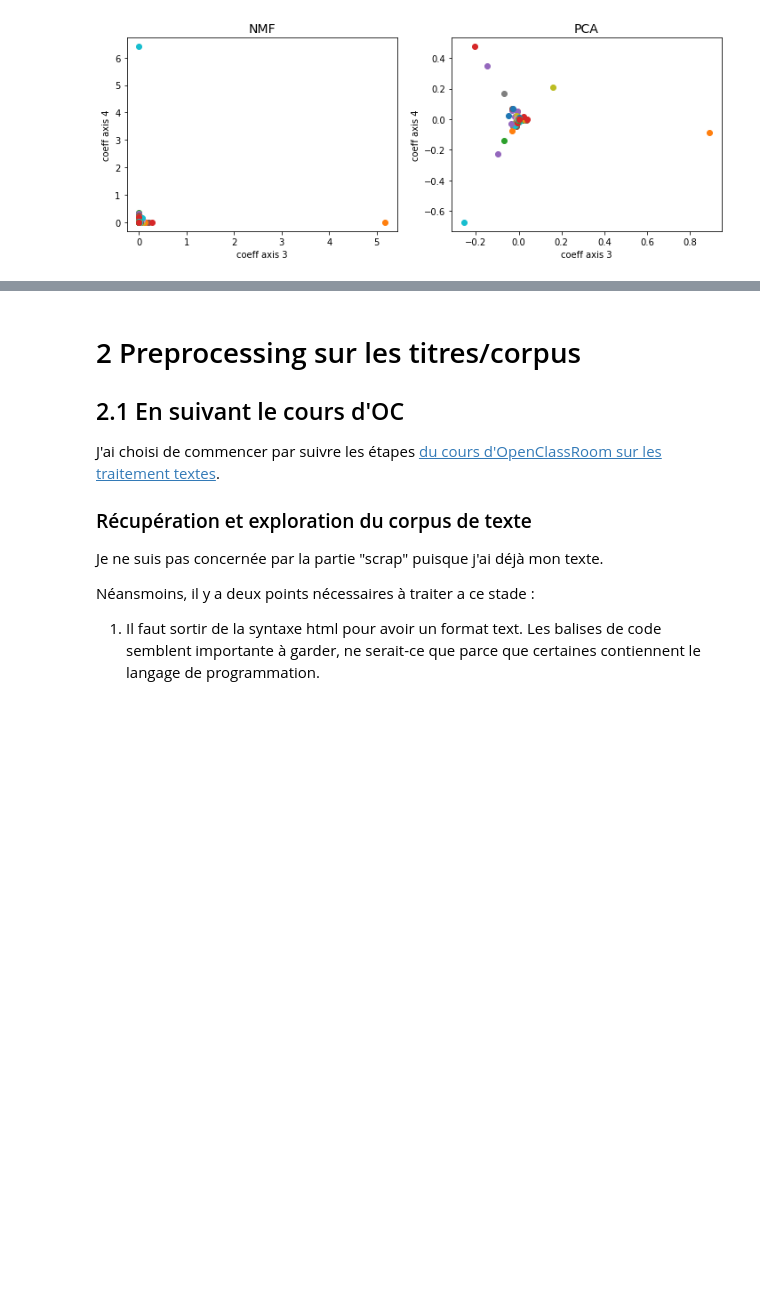
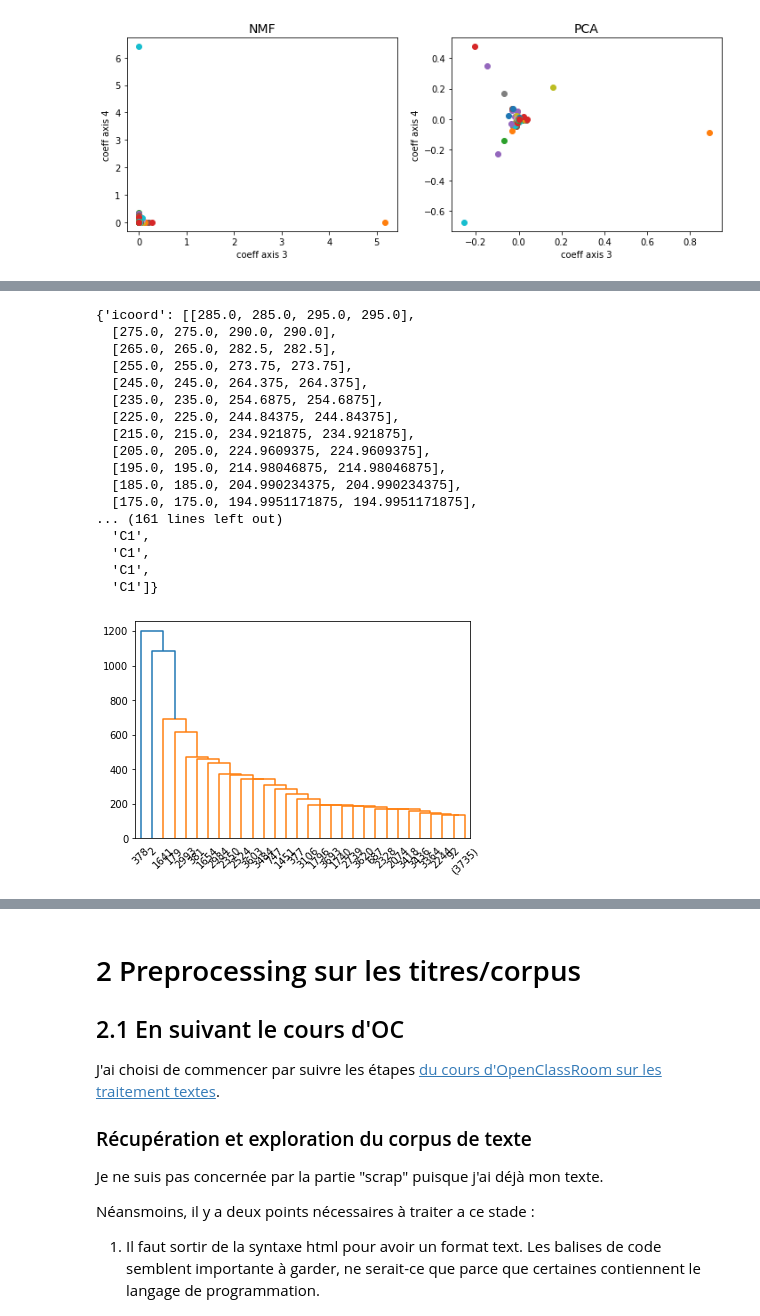
Before and after one commit to ClaireGayral/formation_openclassroom, a Jupyter notebook: P5_gayral_claire/P5_01_notebookexploration.ipynb, the cells around one changed output, grey strips where cells are left out. Saved outputs shown, nothing was run; the diff lists cells and outputs as text; code cells hidden in the pictures; blank space fills up the shorter version.

Commit message:
reprise des tags, classification hiérarchique, début exploration groupes de tags

```diff
--- a/P5_gayral_claire/P5_01_notebookexploration.ipynb
+++ b/P5_gayral_claire/P5_01_notebookexploration.ipynb
@@ -272,0 +355,23 @@ plt.show()
+# %%
+# Clustering hiérarchique
+Z = linkage(df_tags.transpose(), method = "average", metric="cityblock")
+dendrogram(Z, truncate_mode="lastp")
+# %% [output]
+{'icoord': [[285.0, 285.0, 295.0, 295.0],
+  [275.0, 275.0, 290.0, 290.0],
+  [265.0, 265.0, 282.5, 282.5],
+  [255.0, 255.0, 273.75, 273.75],
+  [245.0, 245.0, 264.375, 264.375],
+  [235.0, 235.0, 254.6875, 254.6875],
+  [225.0, 225.0, 244.84375, 244.84375],
+  [215.0, 215.0, 234.921875, 234.921875],
+  [205.0, 205.0, 224.9609375, 224.9609375],
+  [195.0, 195.0, 214.98046875, 214.98046875],
+  [185.0, 185.0, 204.990234375, 204.990234375],
+  [175.0, 175.0, 194.9951171875, 194.9951171875],
+... (161 lines left out)
+  'C1',
+  'C1',
+  'C1',
+  'C1']}
+[figure, added]
```
Also changed, not shown: parts of 53 cells of this notebook.
